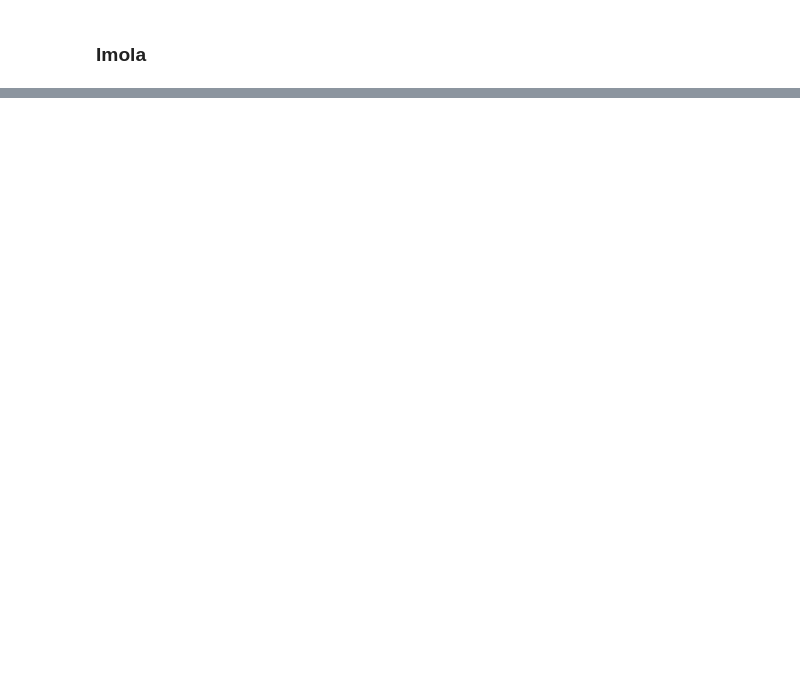
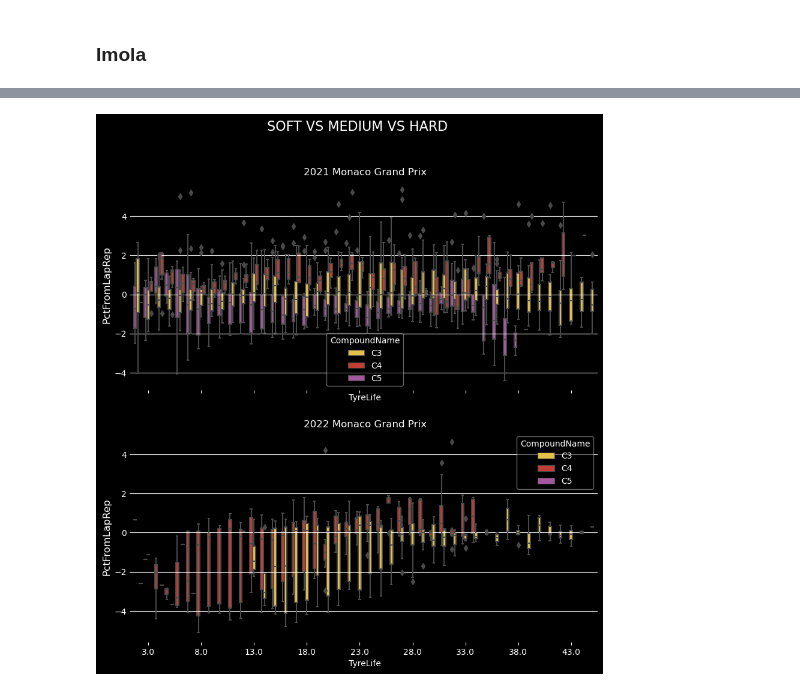
Before and after one commit to Casper-Guo/F1-Data-Visualization, a Jupyter notebook: visualization.ipynb, the cells around one changed output, grey strips where cells are left out. Saved outputs shown, nothing was run; the diff lists cells and outputs as text; code cells hidden in the pictures; blank space fills up the shorter version.

```diff
--- a/visualization.ipynb
+++ b/visualization.ipynb
@@ -787,0 +887,4 @@ Saudi Analysis
+# %%
+monaco_box = plot_compounds_boxplot([2021, 2022], ["Monaco", "Monaco"], "PctFromLapRep")
+# %% [output]
+[figure, added]
```
Also changed, not shown: parts of 19 cells of this notebook.
